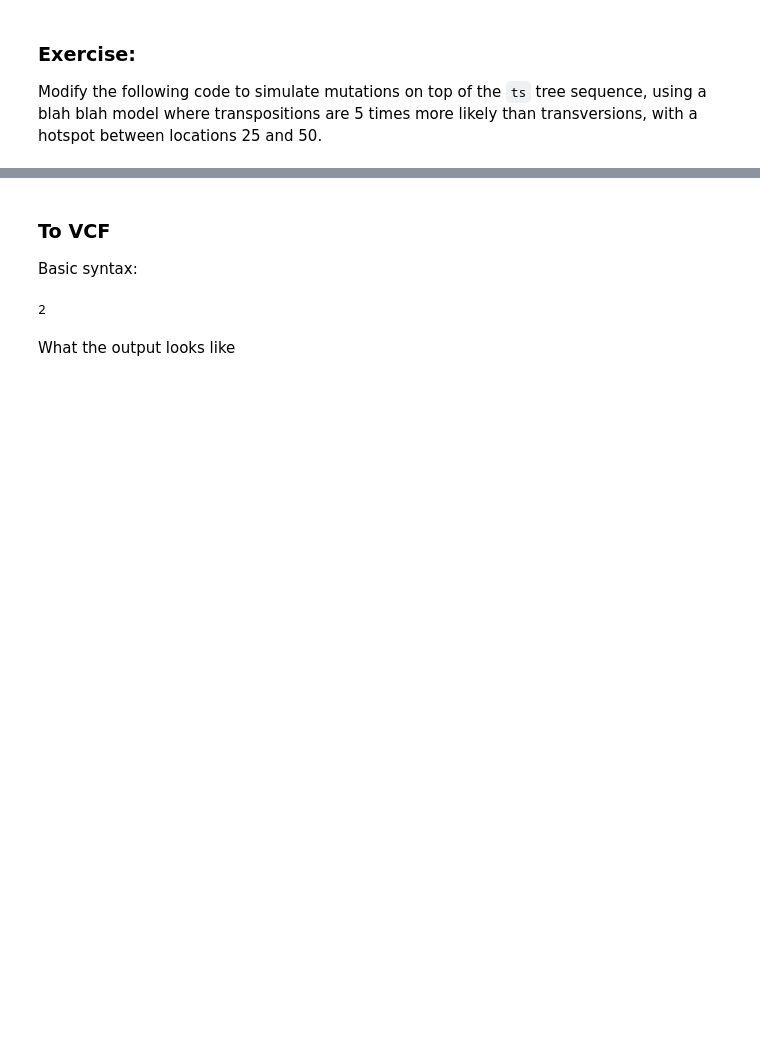
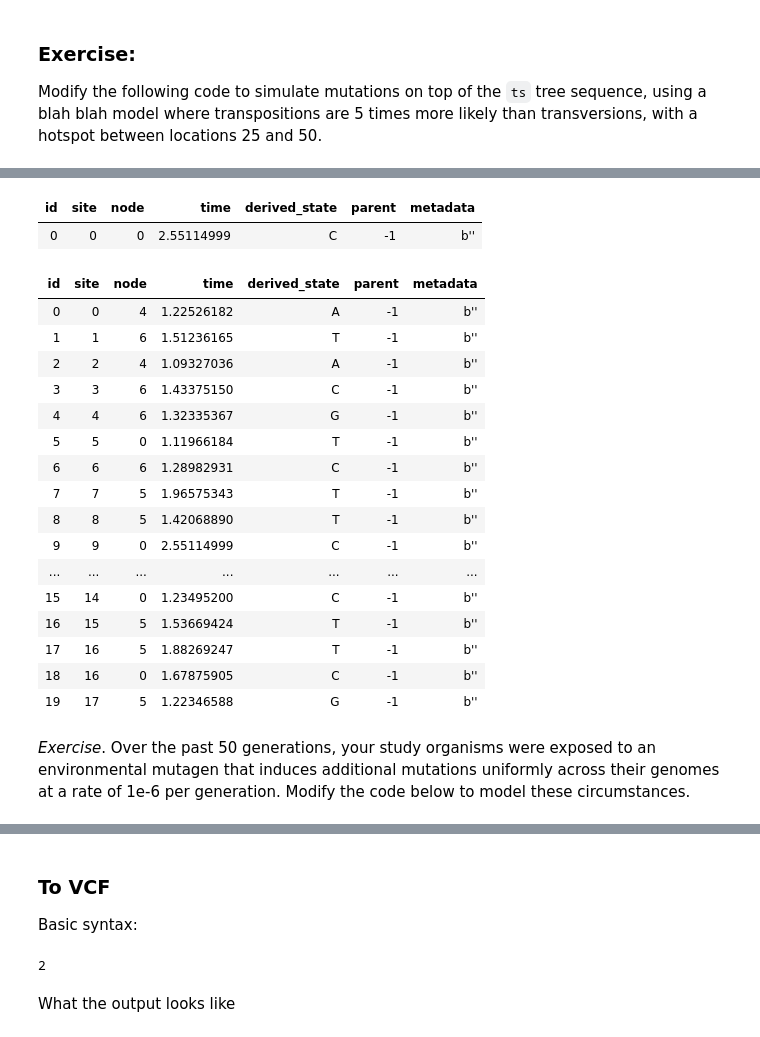
Before and after one commit to gtsambos/2022-ts-workshops, a Jupyter notebook: 3.simulating-mutations-with-msprime.ipynb, the cells around one changed output, grey strips where cells are left out. Drawn from its saved outputs; the diff is of its cells as text; code cells hidden in the pictures; blank space fills up the shorter version.

```diff
--- a/3.simulating-mutations-with-msprime.ipynb
+++ b/3.simulating-mutations-with-msprime.ipynb
@@ -503,0 +488,3 @@ Modify the following code to simulate mutations on top of the `ts` tree sequence
+# %%
+mts = msprime.sim_mutations(ts, rate=0.01, random_seed=1714, start_time=2)
+SVG(mts.draw_svg())
@@ -503,0 +493,4 @@ Modify the following code to simulate mutations on top of the `ts` tree sequence
+# %%
+mmts = msprime.sim_mutations(mts, rate=0.1, random_seed=851, start_time=1,
+                            end_time=2)
+SVG(mmts.draw_svg())
@@ -503,0 +499,28 @@ Modify the following code to simulate mutations on top of the `ts` tree sequence
+# %%
+mts.tables.mutations
+# %% [output]
+| id | site | node | time | derived_state | parent | metadata |
+| 0 | 0 | 0 | 2.55114999 | C | -1 | b'' |
+# %%
+# Why does msprime renumber the mutations?
+mmts.tables.mutations
+# %% [output]
+| id | site | node | time | derived_state | parent | metadata |
+| 0 | 0 | 4 | 1.22526182 | A | -1 | b'' |
+| 1 | 1 | 6 | 1.51236165 | T | -1 | b'' |
+| 2 | 2 | 4 | 1.09327036 | A | -1 | b'' |
+| 3 | 3 | 6 | 1.43375150 | C | -1 | b'' |
+| 4 | 4 | 6 | 1.32335367 | G | -1 | b'' |
+| 5 | 5 | 0 | 1.11966184 | T | -1 | b'' |
+| 6 | 6 | 6 | 1.28982931 | C | -1 | b'' |
+| 7 | 7 | 5 | 1.96575343 | T | -1 | b'' |
+| 8 | 8 | 5 | 1.42068890 | T | -1 | b'' |
+| 9 | 9 | 0 | 2.55114999 | C | -1 | b'' |
+| ... | ... | ... | ... | ... | ... | ... |
+| 15 | 14 | 0 | 1.23495200 | C | -1 | b'' |
+| 16 | 15 | 5 | 1.53669424 | T | -1 | b'' |
+| 17 | 16 | 5 | 1.88269247 | T | -1 | b'' |
+| 18 | 16 | 0 | 1.67875905 | C | -1 | b'' |
+| 19 | 17 | 5 | 1.22346588 | G | -1 | b'' |
+# %% [markdown]
+*Exercise*. Over the past 50 generations, your study organisms were exposed to an environmental mutagen that induces additional mutations uniformly across their genomes at a rate of 1e-6 per generation. Modify the code below to model these circumstances.
```
Also changed, not shown: parts of 36 cells of this notebook, 1 other file.
